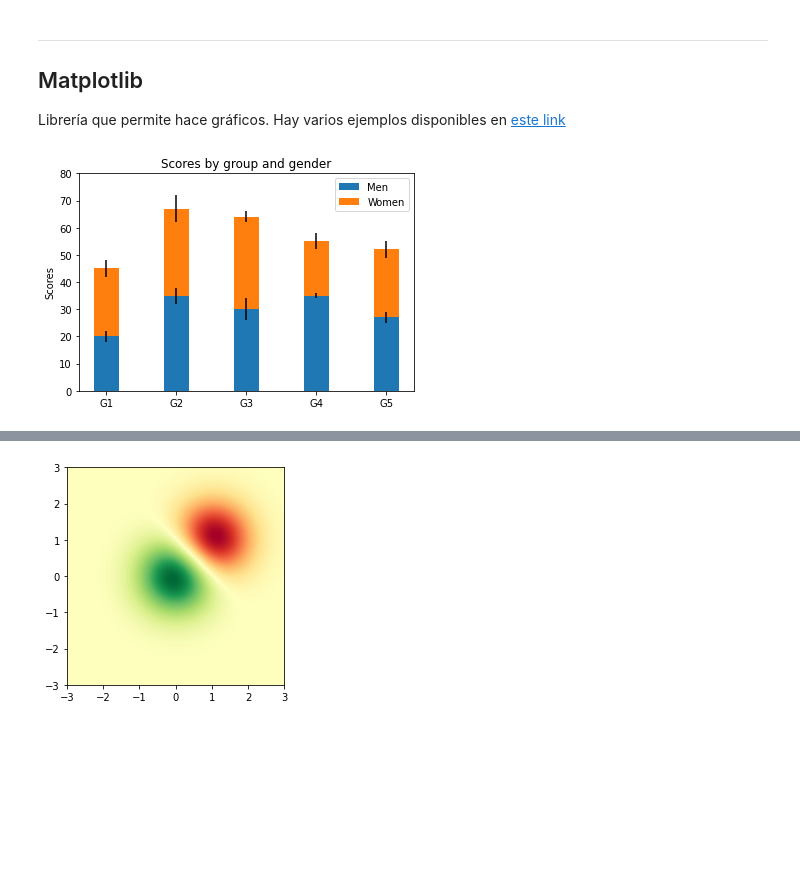
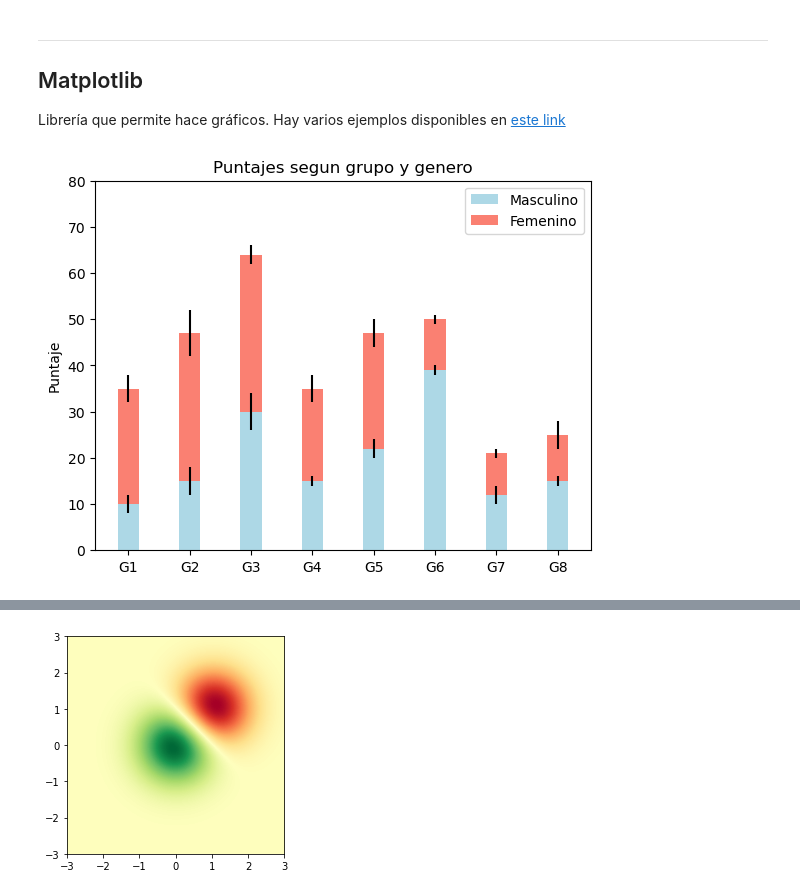
Before and after one commit to dbrisaro/Circulacion-General-FCEN, a Jupyter notebook: tutoriales/Introduccion-python.ipynb, the cells around one changed output, grey strips where cells are left out. Saved outputs shown, nothing was run; the diff lists cells and outputs as text; code cells hidden in the pictures; blank space fills up the shorter version.

```diff
--- a/tutoriales/Introduccion-python.ipynb
+++ b/tutoriales/Introduccion-python.ipynb
@@ -247,27 +263,28 @@ Type:      function
 ---------------------------------------
 ## Matplotlib
 Librería que permite hace gráficos. Hay varios ejemplos disponibles en [este link](https://matplotlib.org/3.1.1/gallery/index.html)
+# %%
+import matplotlib.pyplot as plt
+
+N = 8
+medias_masc = (10, 15, 30, 15, 22, 39, 12, 15)
+medias_fem = (25, 32, 34, 20, 25, 11, 9, 10)
+std_masc = (2, 3, 4, 1, 2, 1, 2, 1)
+std_fem = (3, 5, 2, 3, 3, 1, 1, 3)
 # %%
-import matplotlib.pyplot as plt
-
-N = 5
-menMeans = (20, 35, 30, 35, 27)
-womenMeans = (25, 32, 34, 20, 25)
-menStd = (2, 3, 4, 1, 2)
-womenStd = (3, 5, 2, 3, 3)
 ind = np.arange(N)    # the x locations for the groups
 width = 0.35       # the width of the bars: can also be len(x) sequence
 
-p1 = plt.bar(ind, menMeans, width, yerr=menStd)
-p2 = plt.bar(ind, womenMeans, width,
-             bottom=menMeans, yerr=womenStd)
+p1 = plt.bar(ind, medias_masc, width, yerr=std_masc, color='lightblue')
+p2 = plt.bar(ind, medias_fem, width,
+             bottom=medias_masc, yerr=std_fem, color='salmon')
 
-plt.ylabel('Scores')
-plt.title('Scores by group and gender')
-plt.xticks(ind, ('G1', 'G2', 'G3', 'G4', 'G5'))
+plt.ylabel('Puntaje')
+plt.title('Puntajes segun grupo y genero')
+plt.xticks(ind, ('G1', 'G2', 'G3', 'G4', 'G5', 'G6', 'G7', 'G8'))
 plt.yticks(np.arange(0, 81, 10))
-plt.legend((p1[0], p2[0]), ('Men', 'Women'))
+plt.legend((p1[0], p2[0]), ('Masculino', 'Femenino'))
 
 plt.show()
 # %% [output]
-[figure, old version]
+[figure, new version]
```
Also changed, not shown: parts of 15 cells of this notebook, 29 other files.
